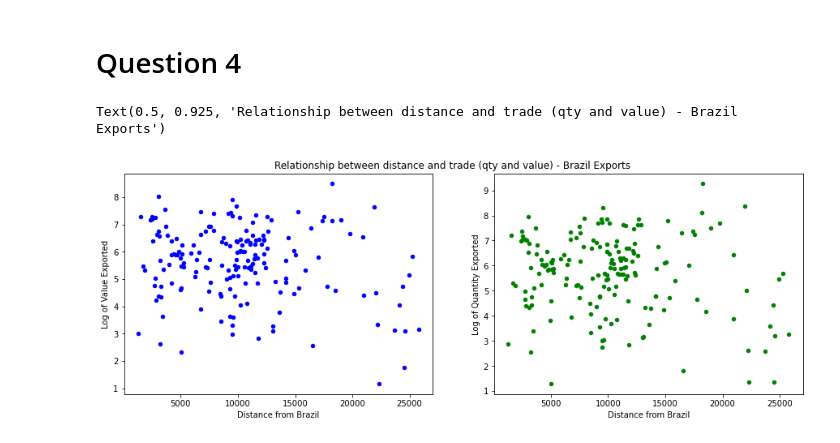
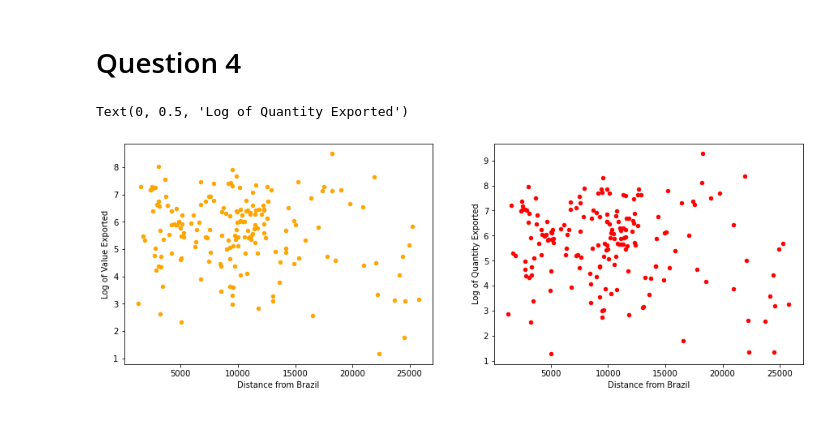
Before and after one commit to iw2/test, a Jupyter notebook: HW3_Werries_Numeric.ipynb, the cells around one changed output. Cells and saved outputs as stored; diff of their text form; code cells hidden in the pictures.

```diff
--- a/HW3_Werries_Numeric.ipynb
+++ b/HW3_Werries_Numeric.ipynb
@@ -246,21 +244,13 @@ brazil_v['product_sector'] = pd.cut(brazil_v['sector'], bins, labels = categorie
 b_all = brazil_v.merge(countries_proj,left_on='name_j',right_on='ADMIN',how='left')
 # %%
 fig,(ax1,ax2) = plt.subplots(1,2, figsize=(15,5))
-ax1 = b_sum.plot.scatter(x= "BR_dist",
-                      y= "log_v",
-                      c='Blue',
-                      ax=ax1)
+ax1 = b_sum.plot.scatter(x= "BR_dist", y= "log_v", c='Orange', ax=ax1)
 ax1.set_xlabel("Distance from Brazil")
 ax1.set_ylabel("Log of Value Exported")
 
-ax2 = b_sum.plot.scatter(x= "BR_dist",
-                      y= "log_qty",
-                      c='Green',
-                      ax=ax2)
+ax2 = b_sum.plot.scatter(x= "BR_dist", y= "log_qty", c='Red', ax=ax2)
 ax2.set_xlabel("Distance from Brazil")
 ax2.set_ylabel("Log of Quantity Exported")
-
-fig.suptitle('Relationship between distance and trade (qty and value) - Brazil Exports', y=0.925)
 # %% [output]
-Text(0.5, 0.925, 'Relationship between distance and trade (qty and value) - Brazil Exports')
+Text(0, 0.5, 'Log of Quantity Exported')
-[figure, old version]
+[figure, new version]
```
Also changed, not shown: parts of 15 cells of this notebook.
